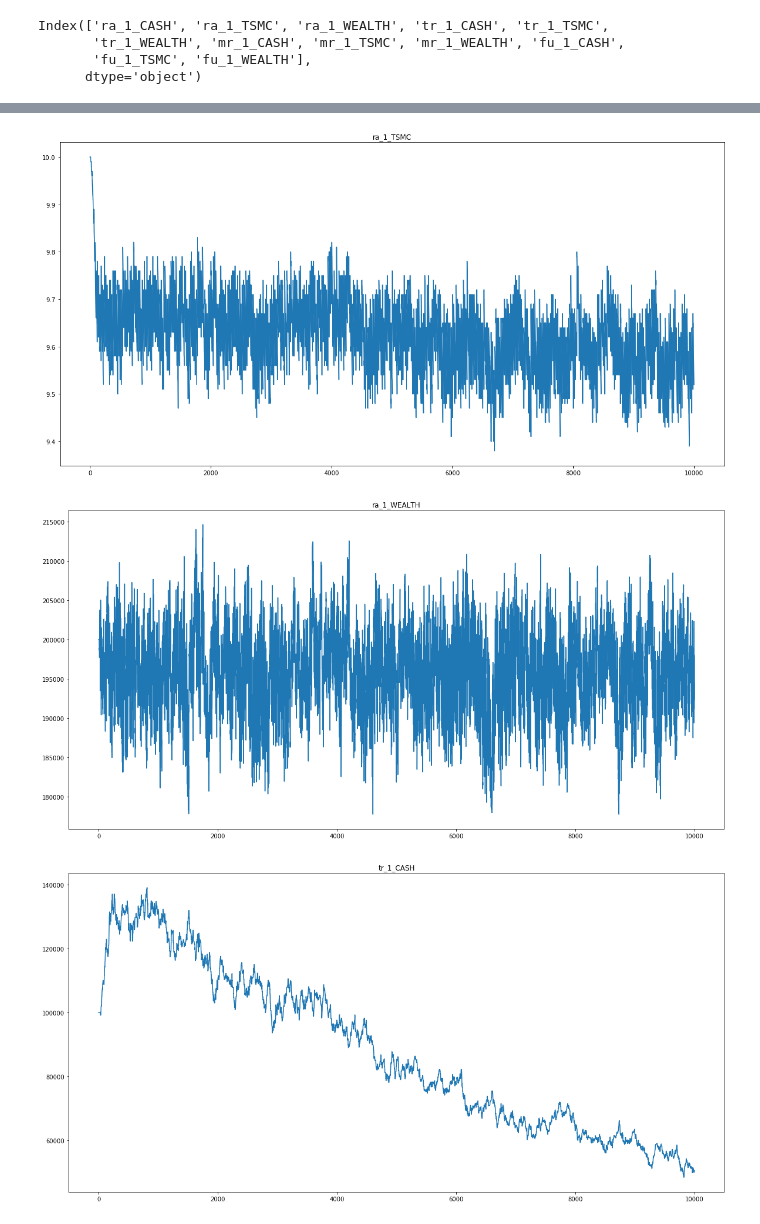
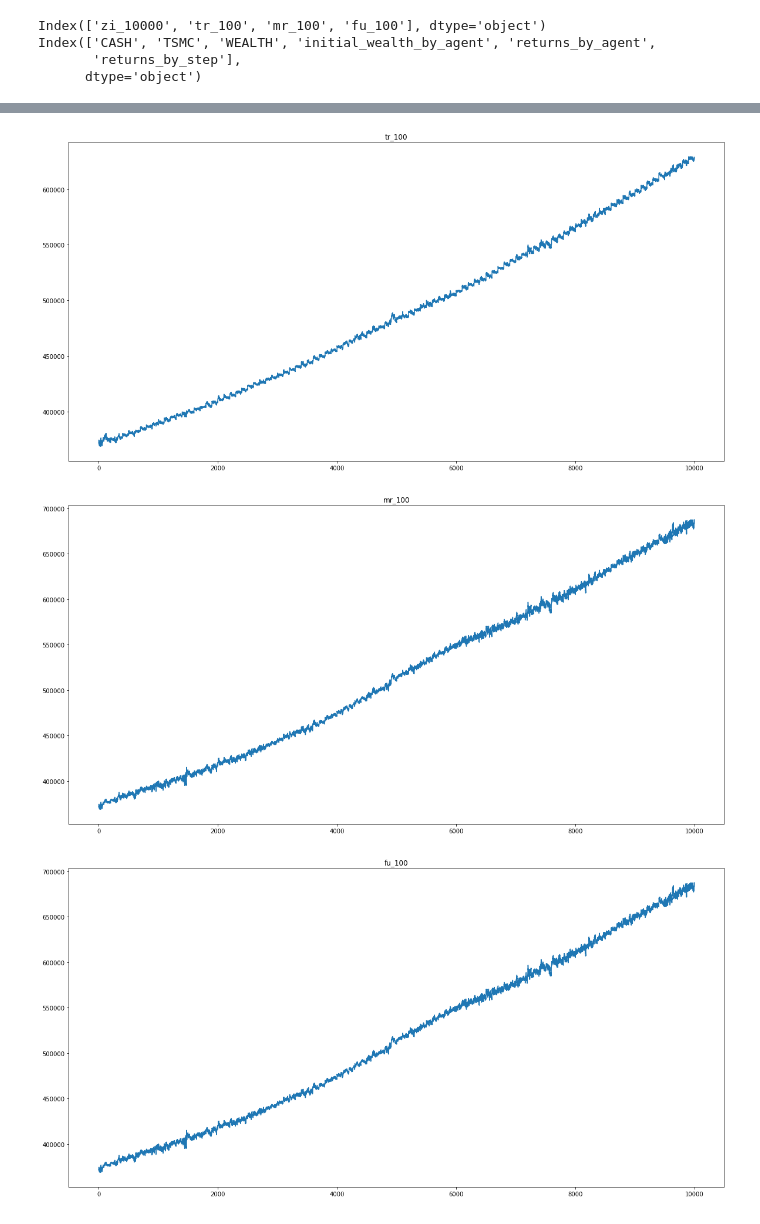
Before and after one commit to lainn9527/market_simulator, a Jupyter notebook: visualization.ipynb, the cells around one changed output, grey strips where cells are left out. Saved outputs shown, nothing was run; the diff lists cells and outputs as text; code cells hidden in the pictures.

```diff
--- a/visualization.ipynb
+++ b/visualization.ipynb
@@ -5,6 +6,6 @@ import matplotlib.pyplot as plt
 from pathlib import Path
 # %%
-result_dir = Path("result/ra1000")
+result_dir = Path("result/zi_10000")
 security_path = result_dir / "TSMC.json"
 agent_path = result_dir / "agent.json"
 tsmc = pd.read_json(security_path)
@@ -16,9 +17,12 @@ tsmc['average'].plot(figsize = (20, 10))
 # %%
 agent = pd.read_json(agent_path)
-# %%
-agent.columns
-# %% [output]
-Index(['ra_1_CASH', 'ra_1_TSMC', 'ra_1_WEALTH', 'tr_1_CASH', 'tr_1_TSMC',
-       'tr_1_WEALTH', 'mr_1_CASH', 'mr_1_TSMC', 'mr_1_WEALTH', 'fu_1_CASH',
-       'fu_1_TSMC', 'fu_1_WEALTH'],
-      dtype='object')
+# %%
+group_names = agent.columns
+num_of_timesteps = len(agent[group_names[0]]['CASH'])
+print(group_names)
+print(agent[agent.columns[0]].index)
+# %% [output]
+Index(['zi_10000', 'tr_100', 'mr_100', 'fu_100'], dtype='object')
+Index(['CASH', 'TSMC', 'WEALTH', 'initial_wealth_by_agent', 'returns_by_agent',
+       'returns_by_step'],
+      dtype='object')
@@ -25,8 +33,13 @@ Index(['ra_1_CASH', 'ra_1_TSMC', 'ra_1_WEALTH', 'tr_1_CASH', 'tr_1_TSMC',
 # %%
 # for agent_type in agent.columns:
-for i in range(len(agent.columns)):
+for group_name in agent.columns:
     plt.figure(figsize=(20, 10))
-    plt.plot(agent.iloc[:, i])
-    plt.title(agent.columns[i])
+    plt.plot(agent[group_name]['WEALTH'])
+    plt.title(group_name)
     plt.show()
+# for i in range(len(agent.columns)):
+#     plt.figure(figsize=(20, 10))
+#     plt.plot(agent.iloc[:, i])
+#     plt.title(agent.columns[i])
+#     plt.show()
 # %% [output]
@@ -34,3 +47,3 @@ for i in range(len(agent.columns)):
-[figure, old version]
+[figure, new version]
-[figure, old version]
+[figure, new version]
-[figure, old version]
+[figure, new version]
```
Also changed, not shown: parts of 7 cells of this notebook, 7 other files.
